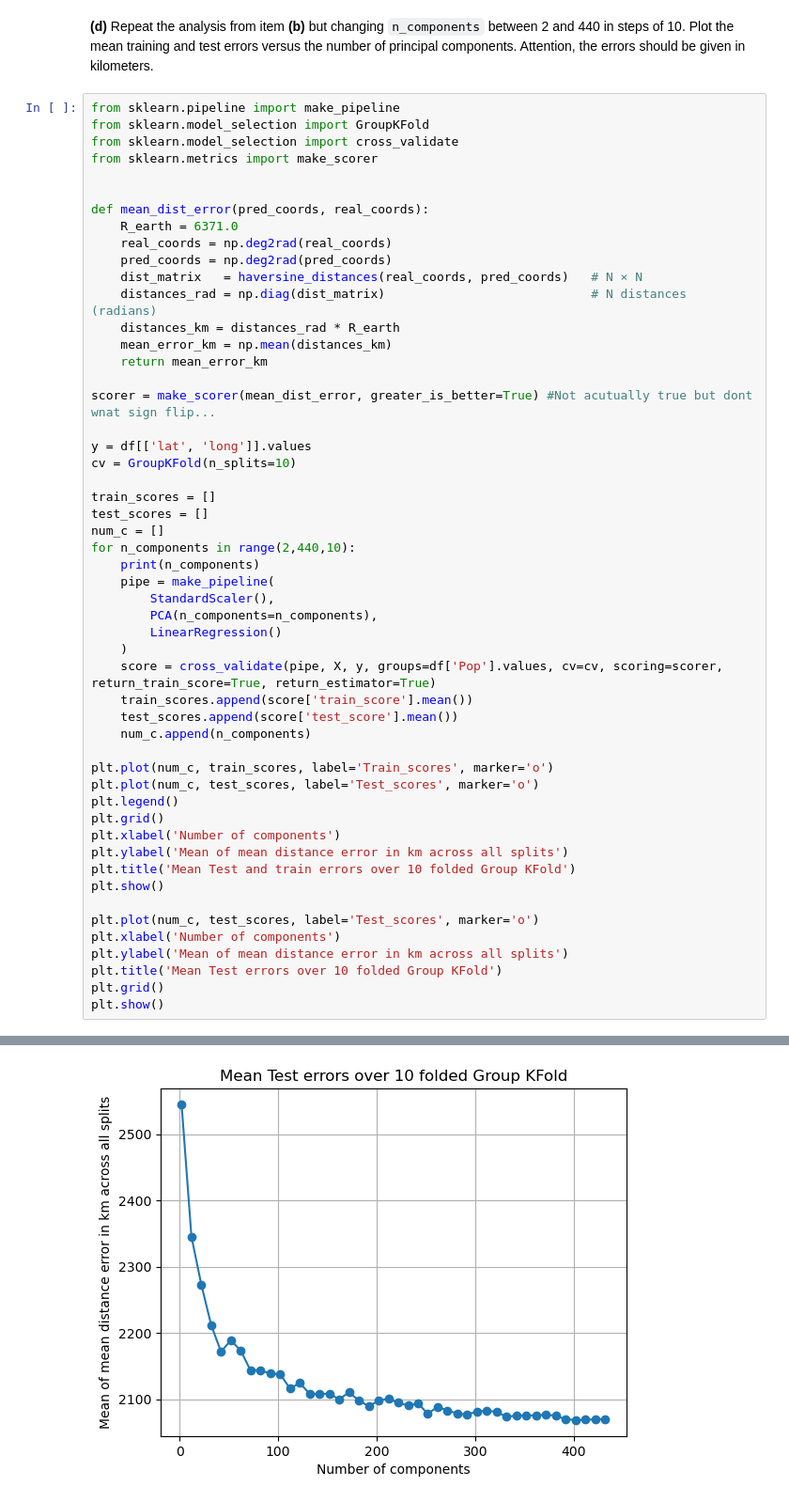
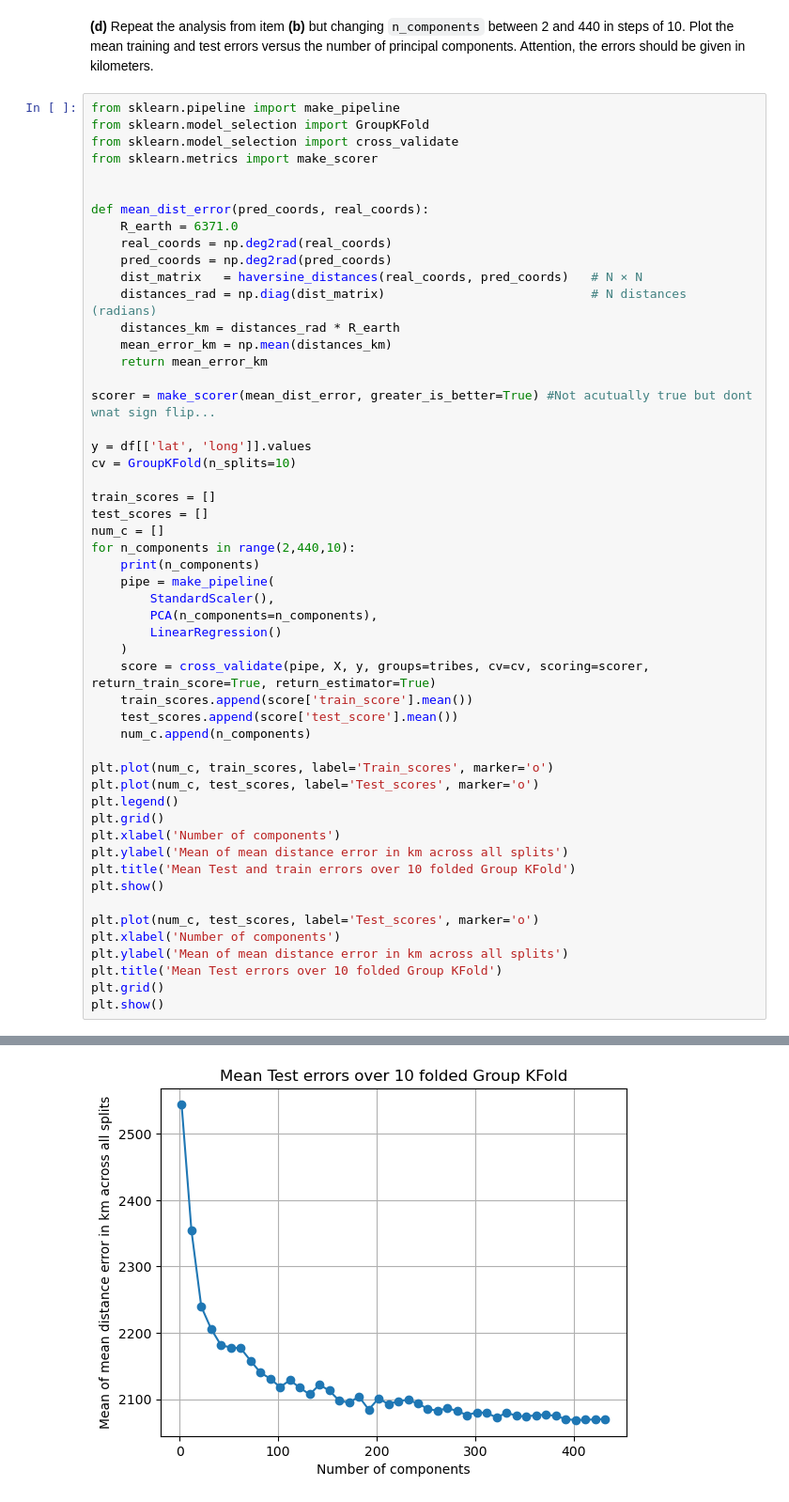
Before and after one commit to MC0117/SLA-labs, a Jupyter notebook: TP2/TP2.ipynb, the cells around one changed output, grey strips where cells are left out. Shown at 94% size. Saved outputs shown, nothing was run; the diff lists cells and outputs as text.

```diff
--- a/TP2/TP2.ipynb
+++ b/TP2/TP2.ipynb
@@ -500,7 +502,7 @@ for n_components in range(2,440,10):
         PCA(n_components=n_components),
         LinearRegression()
     )
-    score = cross_validate(pipe, X, y, groups=df['Pop'].values, cv=cv, scoring=scorer, return_train_score=True, return_estimator=True)
+    score = cross_validate(pipe, X, y, groups=tribes, cv=cv, scoring=scorer, return_train_score=True, return_estimator=True)
     train_scores.append(score['train_score'].mean())
     test_scores.append(score['test_score'].mean())
     num_c.append(n_components)
@@ -526,4 +544,4 @@ dict_keys(['fit_time', 'score_time', 'test_score', 'train_score'])
-[figure, old version]
+[figure, new version]
 # %% [markdown]
 **(e)** Which model would you keep? What is the prediction error for this model? Compare it with its corresponding training error. Plot the predicted coordinates on a map as in **Exercise 4(a)**. What can you conclude?
 
```
Also changed, not shown: parts of 8 cells of this notebook.
